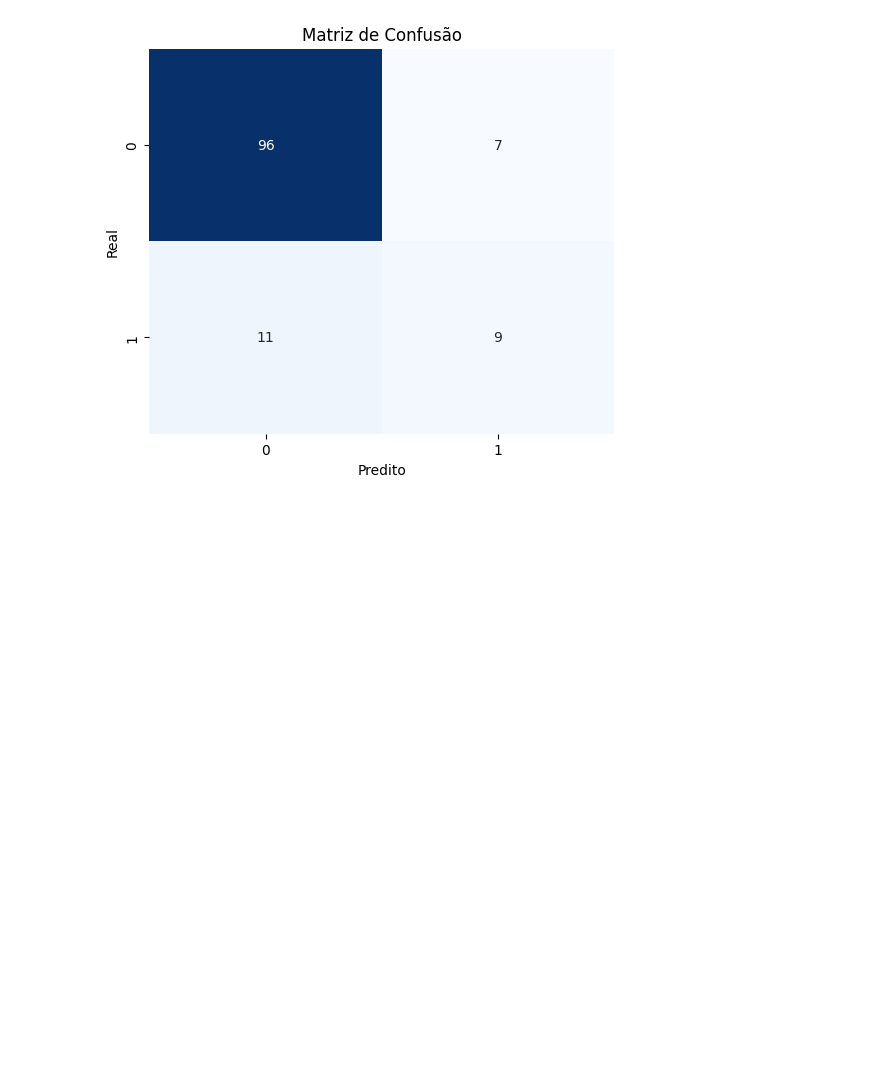
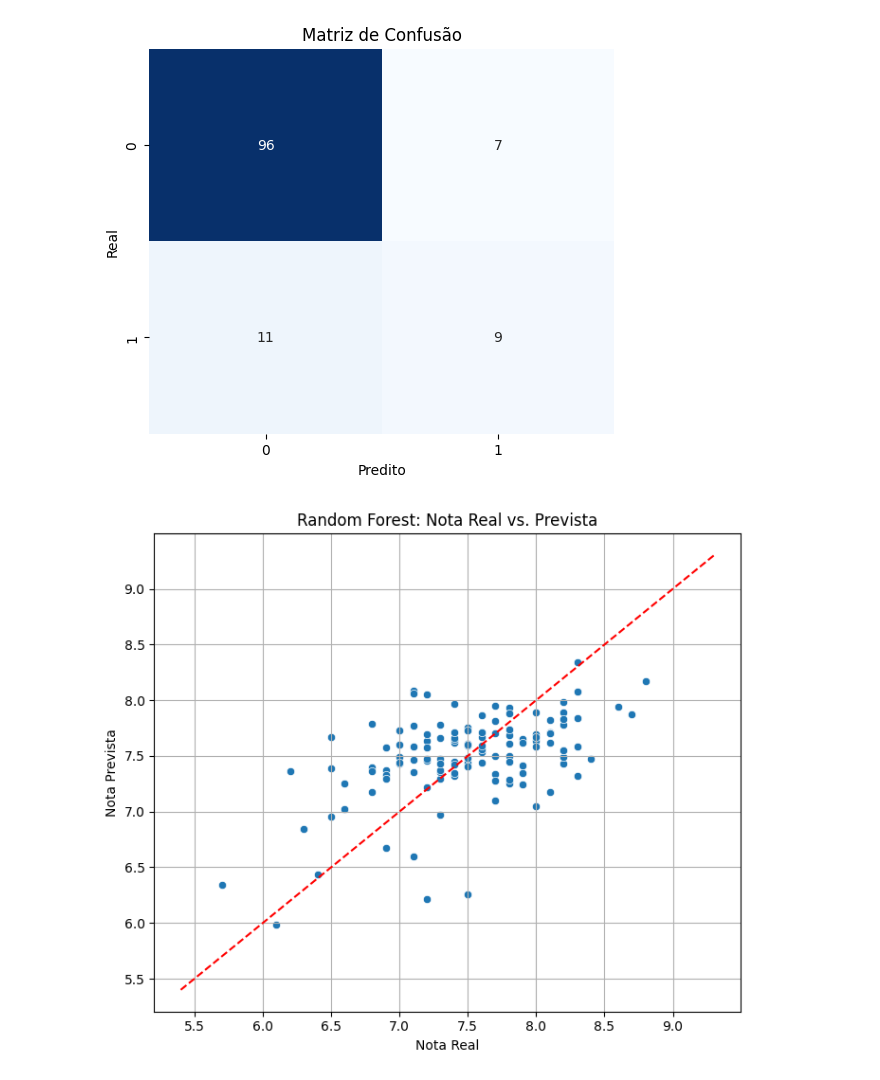
Before and after one commit to nicolascaseiro/Oscar-Melhor-Filme, a Jupyter notebook: Oscar_Melhor_Filme.ipynb, the cells around one changed output. Saved outputs shown, nothing was run; the diff lists cells and outputs as text; code cells hidden in the pictures; blank space fills up the shorter version.

```diff
--- a/Oscar_Melhor_Filme.ipynb
+++ b/Oscar_Melhor_Filme.ipynb
@@ -664,3 +682,48 @@ plt.title('Matriz de Confusão')
 plt.show()
 # %% [output]
 [figure]
+# %%
+from sklearn.ensemble import RandomForestRegressor
+from sklearn.model_selection import train_test_split
+
+df_rf = df.copy()
+
+def converter_duracao_para_minutos(duracao_str):
+    try:
+        horas = re.search(r'(\d+)h', duracao_str)
+        minutos = re.search(r'(\d+)min', duracao_str)
+
+        total_minutos = 0
+        if horas:
+            total_minutos += int(horas.group(1)) * 60
+        if minutos:
+            total_minutos += int(minutos.group(1))
+        return total_minutos
+    except:
+        return None
+
+df_rf['duração_minutos'] = df_rf['duração'].apply(converter_duracao_para_minutos)
+
+df_rf = df_rf.dropna(subset=['duração_minutos', 'nota_imdb', 'ano', 'indicações', 'vitórias'])
+
+X = df_rf[['ano', 'duração_minutos', 'indicações', 'vitórias']]
+y = df_rf['nota_imdb']
+
+X_train, X_test, y_train, y_test = train_test_split(X, y, test_size=0.2, random_state=42)
+
+rf_model = RandomForestRegressor(n_estimators=100, random_state=42)
+rf_model.fit(X_train, y_train)
+
+y_pred = rf_model.predict(X_test)
+
+plt.figure(figsize=(7, 6))
+sns.scatterplot(x=y_test, y=y_pred)
+plt.plot([y.min(), y.max()], [y.min(), y.max()], 'r--')
+plt.xlabel('Nota Real')
+plt.ylabel('Nota Prevista')
+plt.title('Random Forest: Nota Real vs. Prevista')
+plt.grid(True)
+plt.tight_layout()
+plt.show()
+# %% [output]
+[figure, added]
```
Also changed, not shown: parts of 15 cells of this notebook.
